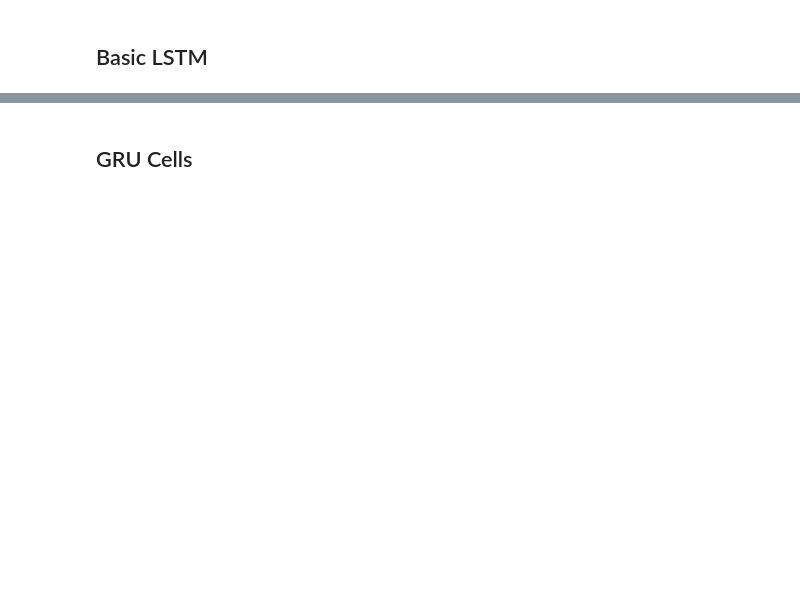
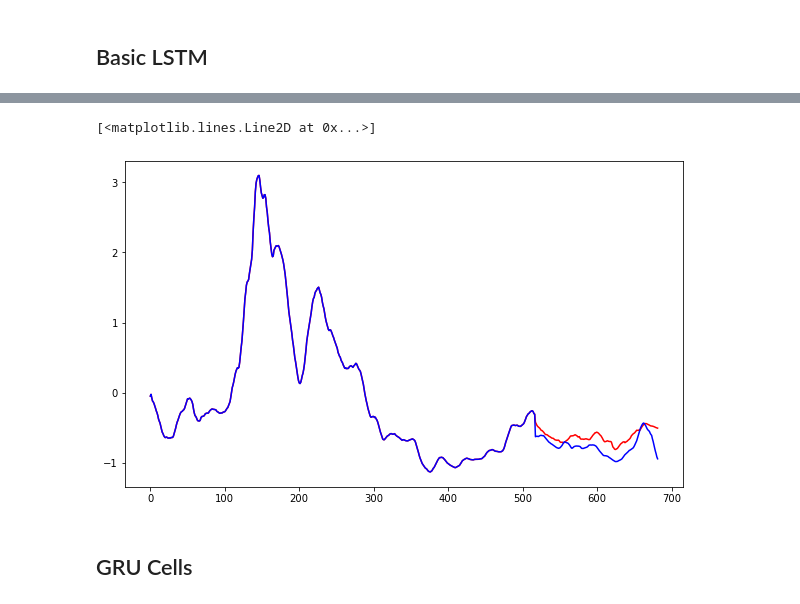
Before and after one commit to MohammedAamerHussain/Crypto-Portfolio-optimization, a Jupyter notebook: FInal Project CN.ipynb, the cells around one changed output, grey strips where cells are left out. Saved outputs shown, nothing was run; the diff lists cells and outputs as text; code cells hidden in the pictures; blank space fills up the shorter version.

```diff
--- a/FInal Project CN.ipynb
+++ b/FInal Project CN.ipynb
@@ -8,0 +75,15 @@ from datetime import datetime
+# %%
+def create_datasets(X,w,h):
+    X_set,Y_set=[],[]
+    for i in range(w,len(X)):
+        X_set.append(X[i-w:i,])
+        Y_set.append(X[i:i+h,0]#.reshape((w,1))
+                    )
+    return np.array(X_set),np.array(Y_set)
+# %%
+X_train,Y_train=create_datasets(train_scaled,w,h)
+X_validate,Y_validate=create_datasets(validate_scaled,w,h)
+X_test,Y_test=create_datasets(test_scaled,w,h)
+print(X_train.shape,Y_train.shape)
+print(X_validate.shape,Y_validate.shape)
+print(X_test.shape,Y_test.shape)
@@ -248,2 +214,0 @@ def prepare_data(df, look_back=20, look_ahead=1, n_aug=10, scale=0.1, split=(0.6
-# %%
-(X_train,Y_train),(X_valid,Y_valid),(X_test,Y_test),(train_mean,train_sd),(valid_mean,valid_sd),(test_mean,test_sd)=prepare_data(data[data["Date"]>="2017-05-25"]["Close"],look_back=w,look_ahead=h)
@@ -351,13 +231,12 @@ Epoch 20/20
 ## Basic LSTM
 # %%
 model=keras.models.Sequential([
-    keras.layers.LSTM(w,return_sequences=True),
-    keras.layers.LSTM(w,return_sequences=True),
-    keras.layers.LSTM(w,return_sequences=True),
-    keras.layers.LSTM(w,return_sequences=True),
-    keras.layers.LSTM(w,return_sequences=True),
+    keras.layers.LSTM(20,return_sequences=True,input_shape = [X_train.shape[1],X_train.shape[2]]),
+    keras.layers.Dropout(.3),
+    keras.layers.LSTM(40,return_sequences=True),
+    keras.layers.LSTM(20),
     keras.layers.Dense(1)
 ])
-model.compile(loss="MeanSquaredError")
-model.fit(x=X_train,y=Y_train,epochs=20)
+model.compile(loss="MeanSquaredError",optimizer = "adam")
+model.fit(x=X_train,y=Y_train,epochs=50)
 # %% [output]
@@ -386,2 +288,9 @@ X_train.shape
+# %%
+plt.figure(figsize=(10,6))
+plt.plot(np.vstack((Y_train,model.predict(X_validate))),color="red")
+plt.plot(np.vstack((Y_train,Y_validate)),color="blue")
+# %% [output]
+[<matplotlib.lines.Line2D at 0x...>]
+[figure, added]
 # %% [markdown]
 ## GRU Cells
```
Also changed, not shown: parts of 62 cells of this notebook.
